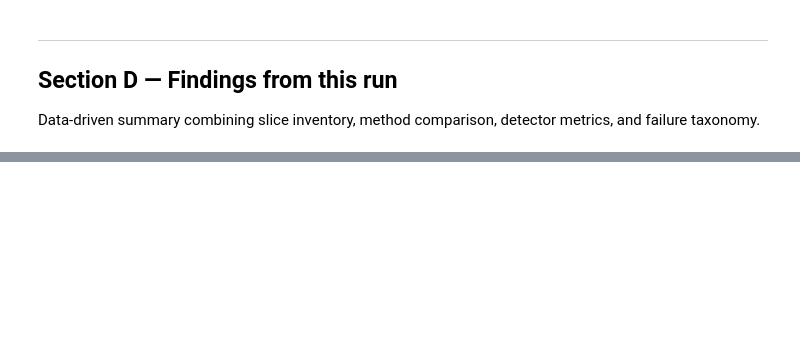
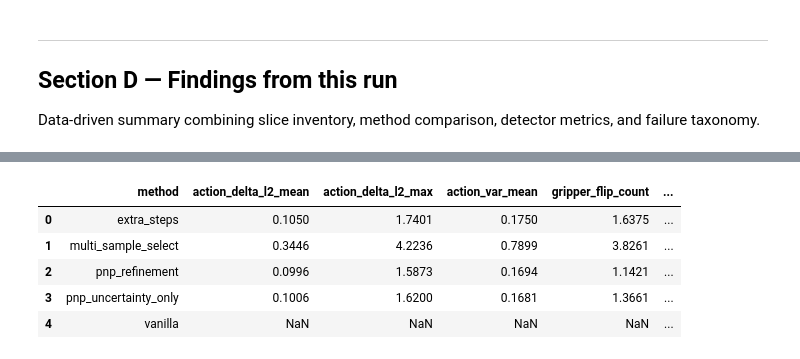
Before and after one commit to ArjunS07/cs159-sp26, a Jupyter notebook: pnp_jennifer_analysis_v2.ipynb, the cells around one changed output, grey strips where cells are left out. Saved outputs shown, nothing was run; the diff lists cells and outputs as text; code cells hidden in the pictures; blank space fills up the shorter version.

```diff
--- a/pnp_jennifer_analysis_v2.ipynb
+++ b/pnp_jennifer_analysis_v2.ipynb
@@ -774,12 +787,25 @@ Step config [2, 3] (n=19):
 
 Data-driven summary combining slice inventory, method comparison, detector metrics, and failure taxonomy.
 # %%
-def summarize_v2_findings(final_df, method_summary, recovery_df, det_metrics_df, taxonomy_df):
+def instability_summary_by_method(df):
+    """Per-method mean instability on collapsed episode rows (one row per ep×method)."""
+    if df.empty or 'method' not in df.columns:
+        return pd.DataFrame()
+    ep_df = collapse_step_configs(df, success_agg='max')
+    inst_cols = [c for c in INSTABILITY_COLS if c in ep_df.columns]
+    if not inst_cols:
+        return pd.DataFrame()
+    agg = {c: (c, 'mean') for c in inst_cols}
+    agg['n_episodes'] = ('success', 'count')
+    return ep_df.groupby('method', as_index=False).agg(**agg)
+
+
+def summarize_v2_findings(final_df, method_summary, recovery_df, det_metrics_df, taxonomy_df, inst_summary):
     print('=' * 72)
     print('V2 FINDINGS SUMMARY (data-driven)')
     print('=' * 72)
 
-    # 1. Slice
+    # 1. Slice + matrix completeness
     if final_df.empty:
         print('\n1. SLICE: No final_eval_slice data yet.')
     else:
@@ -788,21 +814,31 @@ def summarize_v2_findings(final_df, method_summary, recovery_df, det_metrics_df,
         suites = ', '.join(sorted(final_df.suite.unique()))
         print(f'\n1. SLICE: {n_eps} unique episodes across {n_tasks} tasks in [{suites}].')
         print('   Selected as top failure-count tasks from v1; episodes 0-9; same inits across methods.')
+        if 'method' in final_df.columns:
+            counts = final_df['method'].value_counts().to_dict()
+            pnp_n = counts.get('pnp_refinement', 0)
+            if pnp_n < 240:
+                print(f'   WARNING: pnp_refinement has {pnp_n} raw rows (expect 240). Sync DB from test notebook.')
 
     # 2. multi_sample_select
     print('\n2. MULTI_SAMPLE_SELECT:')
     print(f'   Samples {MULTI_SAMPLE_N} chunks per observation, probes U at steps {MULTI_SAMPLE_PROBE_STEPS}, picks lowest-U.')
     if not method_summary.empty and 'multi_sample_select' in method_summary['method'].astype(str).values:
         ms = method_summary[method_summary['method'] == 'multi_sample_select'].iloc[0]
+        n_ms = int(ms.get('n_episodes', 0))
         van = method_summary[method_summary['method'] == 'vanilla']
         van_sr = van.iloc[0]['success_rate'] if len(van) else None
-        print(f'   SR = {ms["success_rate"]:.1%}', end='')
+        print(f'   SR = {ms["success_rate"]:.1%}  (n={n_ms})', end='')
+        if n_ms < 80:
+            print('  — INCOMPLETE matrix; re-run multi_sample_select cell in test notebook.', end='')
         if van_sr is not None:
-            print(f' (vs vanilla {van_sr:.1%}, Δ={ms["success_rate"] - van_sr:+.1%})')
+            print(f'  vs vanilla {van_sr:.1%}, Δ={ms["success_rate"] - van_sr:+.1%}')
         else:
             print()
+        if ms['success_rate'] <= 0.01 and n_ms >= 80:
+            print('   0% on full slice likely indicates a bug — check test notebook uses fixed multi_sample_select.')
         refine = method_summary[method_summary['method'] == 'pnp_refinement']
-        if len(refine):
+        if len(refine) and n_ms >= 80:
             ref_sr = refine.iloc[0]['success_rate']
             diff = ref_sr - ms['success_rate']
             if abs(diff) <= 0.01:
@@ -816,14 +852,18 @@ def summarize_v2_findings(final_df, method_summary, recovery_df, det_metrics_df,
 
     # 3. Instability
     print('\n3. ACTION INSTABILITY METRICS:')
-    if not det_metrics_df.empty and 'spearman_u_vs_action_delta_l2_mean' in det_metrics_df.columns:
+    if not inst_summary.empty:
+        print('   Per-method means (collapsed episodes):')
+        for _, r in inst_summary.iterrows():
+            jerk = r.get('action_delta_l2_mean')
+            jerk_str = f'{jerk:.3f}' if pd.notna(jerk) else 'N/A'
+            print(f"     {r['method']:<22} n={int(r['n_episodes']):>3}  action_delta_l2_mean={jerk_str}")
+    elif not det_metrics_df.empty and 'spearman_u_vs_action_delta_l2_mean' in det_metrics_df.columns:
         vals = det_metrics_df['spearman_u_vs_action_delta_l2_mean'].dropna()
         if len(vals):
             mean_r = vals.mean()
             link = 'Uncertainty correlates with action jerk' if abs(mean_r) > 0.2 else 'Weak/no correlation between U and action jerk'
             print(f'   Mean Spearman(U, action_delta_l2_mean) = {mean_r:.3f} — {link}.')
-    elif not method_summary.empty and 'action_delta_l2_mean' in method_summary.columns:
-        print('   Instability logged per method; see Section A instability bars and Section C scatter.')
     else:
         print('   Instability columns not yet populated in DB.')
 
@@ -832,17 +872,27 @@ def summarize_v2_findings(final_df, method_summary, recovery_df, det_metrics_df,
     if not det_metrics_df.empty:
         sp_mean = det_metrics_df['spearman_r'].mean() if 'spearman_r' in det_metrics_df.columns else np.nan
         f1_mean = det_metrics_df['best_f1'].mean() if 'best_f1' in det_metrics_df.columns else np.nan
-        det_ok = pd.notna(sp_mean) and sp_mean > 0.1
-        print(f'   Detector: {"SUPPORTED" if det_ok else "NOT CLEARLY SUPPORTED"} (mean Spearman r={sp_mean:.3f}, mean F1={f1_mean:.3f})')
+        auc_mean = det_metrics_df['best_roc_auc'].mean() if 'best_roc_auc' in det_metrics_df.columns else np.nan
+        # U correlates with success (1=ok); high U → failure → negative r supports detector
+        det_ok = pd.notna(sp_mean) and sp_mean < -0.1
+        if pd.notna(f1_mean) and f1_mean >= 0.7:
+            det_ok = True
+        print(f'   Detector: {"SUPPORTED" if det_ok else "NOT CLEARLY SUPPORTED"} '
+              f'(mean Spearman r={sp_mean:.3f}, mean F1={f1_mean:.3f}, mean AUC={auc_mean:.3f})')
     else:
         print('   Detector: insufficient data.')
 
     if not method_summary.empty:
         sr = dict(zip(method_summary['method'].astype(str), method_summary['success_rate']))
+        n_eps = (dict(zip(method_summary['method'].astype(str), method_summary['n_episodes']))
+                 if 'n_episodes' in method_summary.columns else {})
         refine_sr = sr.get('pnp_refinement')
+        refine_n = n_eps.get('pnp_refinement', 0)
         baselines = [sr.get('extra_steps'), sr.get('multi_sample_select'), sr.get('vanilla')]
         baselines = [b for b in baselines if b is not None]
-        if refine_sr is not None and baselines:
+        if refine_sr is not None and refine_n < 80:
+            print(f'   Corrector: INCOMPLETE — pnp_refinement only {int(refine_n)} episodes (expect 80).')
+        elif refine_sr is not None and baselines:
             beats_all = all(refine_sr > b + 0.01 for b in baselines)
             beats_vanilla = sr.get('vanilla') is not None and refine_sr > sr['vanilla'] + 0.01
             if beats_all:
@@ -868,19 +918,19 @@ def summarize_v2_findings(final_df, method_summary, recovery_df, det_metrics_df,
 
     print('\n5. CAVEATS:')
     print('   - Use Section A for performance claims; Section B for rescue story only.')
+    print('   - Re-run test notebook DB.sync_to_path(DRIVE_DB_PATH) before trusting analysis counts.')
     print('   - π0.5 remains main model; SmolVLA is a stretch reproducibility follow-up.')
     print('=' * 72)
 
-if not final_df.empty:
-    inst_summary = (
-        collapse_step_configs(final_df, success_agg='max').groupby('method', as_index=False)
-        .agg(**{c: (c, 'mean') for c in INSTABILITY_COLS if c in final_df.columns},
-             n=('rollout_id', 'count'))
-    )
+
+inst_summary = instability_summary_by_method(final_df)
+if not inst_summary.empty:
     inst_summary.to_csv(os.path.join(RESULTS_DIR, 'final_v2_instability_metrics.csv'), index=False)
     print('=== Instability summary ===')
     display(inst_summary.round(4))
     print(f'Wrote {RESULTS_DIR}/final_v2_instability_metrics.csv')
+else:
+    print('=== Instability summary: no instability columns in DB ===')
 
-summarize_v2_findings(final_df, method_summary, recovery_df, det_metrics_df, taxonomy_df)
+summarize_v2_findings(final_df, method_summary, recovery_df, det_metrics_df, taxonomy_df, inst_summary)
 # %% [output]
@@ -887,0 +938,6 @@ KeyError: "Column(s) ['rollout_id'] do not exist"
+|  | method | action_delta_l2_mean | action_delta_l2_max | action_var_mean | gripper_flip_count | ... |
+| 0 | extra_steps | 0.1050 | 1.7401 | 0.1750 | 1.6375 | ... |
+| 1 | multi_sample_select | 0.3446 | 4.2236 | 0.7899 | 3.8261 | ... |
+| 2 | pnp_refinement | 0.0996 | 1.5873 | 0.1694 | 1.1421 | ... |
+| 3 | pnp_uncertainty_only | 0.1006 | 1.6200 | 0.1681 | 1.3661 | ... |
+| 4 | vanilla | NaN | NaN | NaN | NaN | ... |
```
Also changed, not shown: parts of 11 cells of this notebook.
